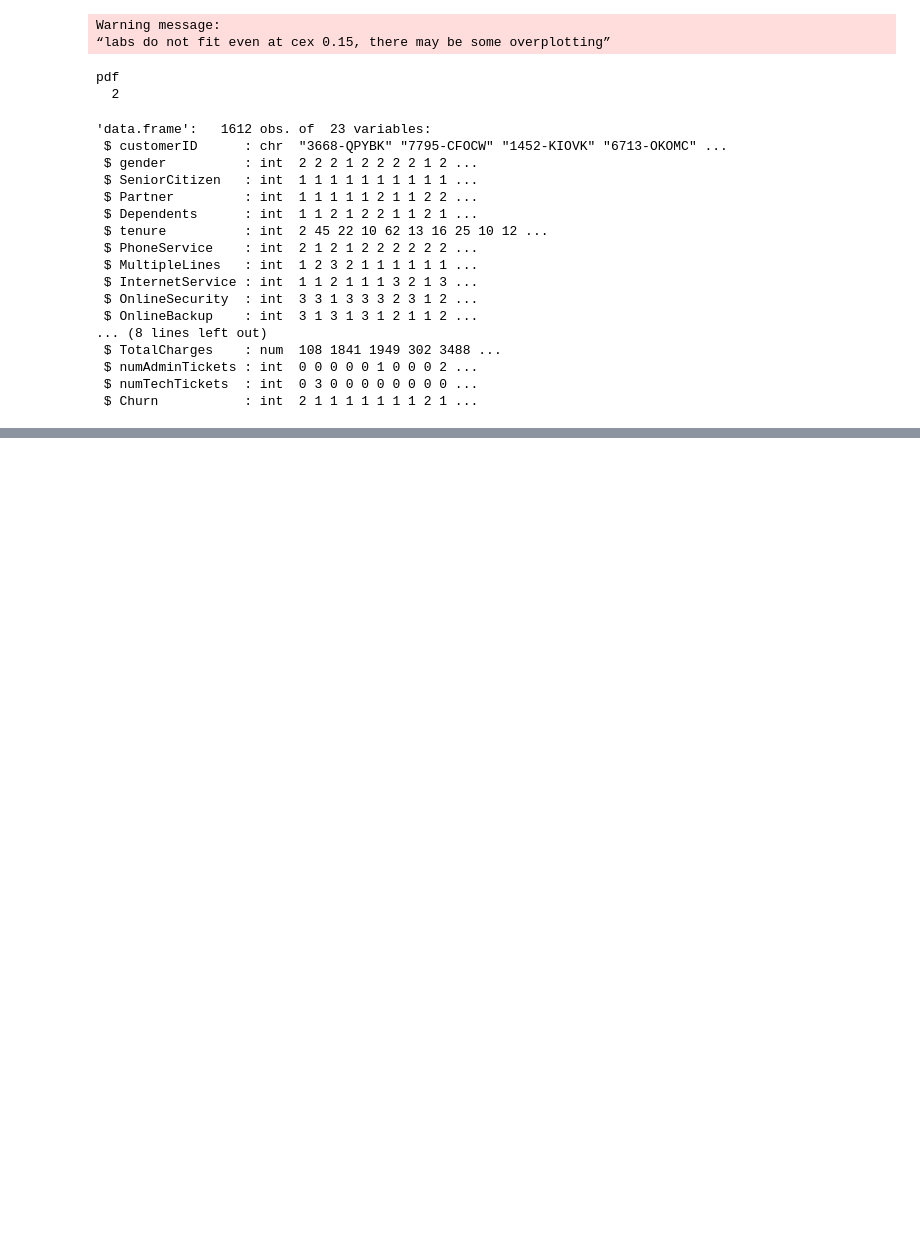
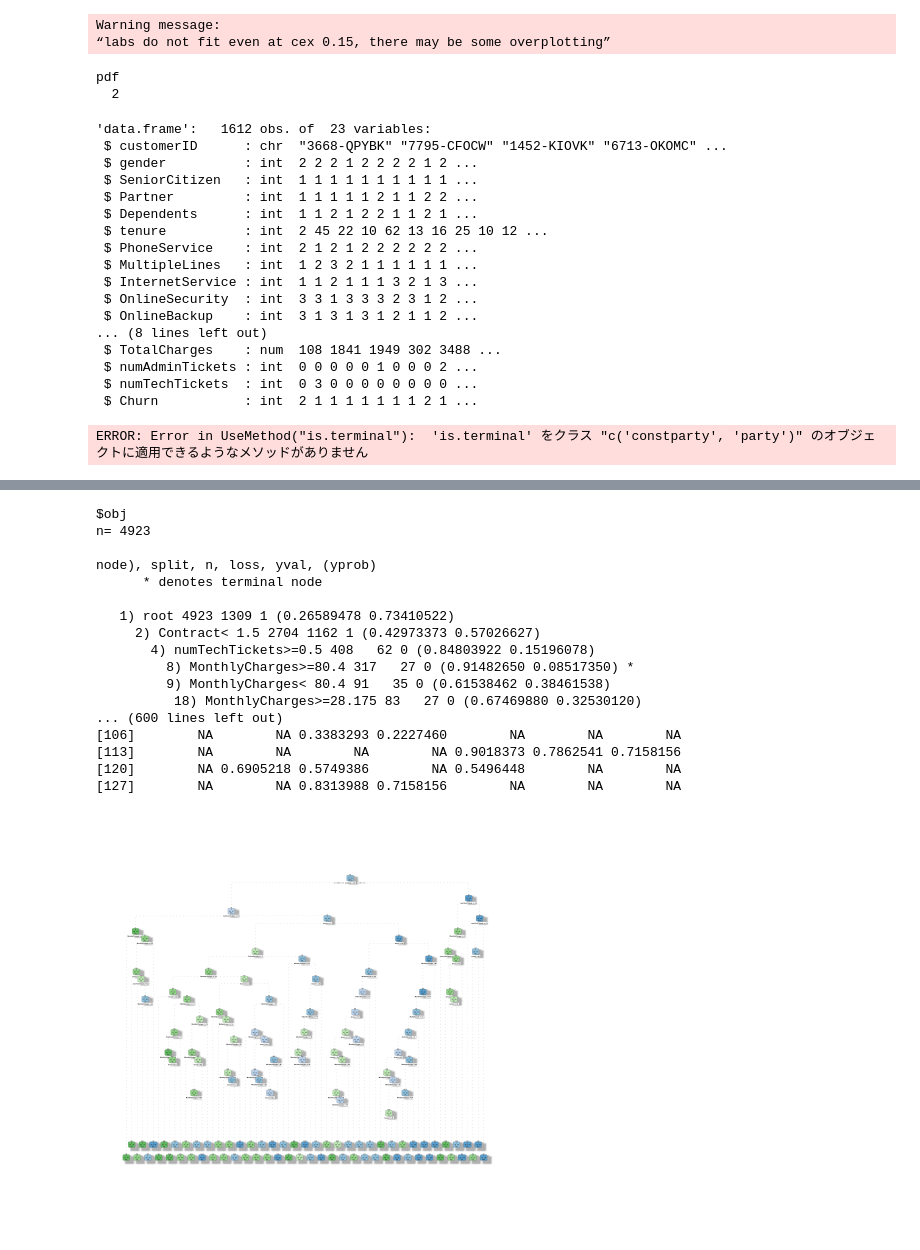
Before and after one commit to Sachin-Bhat/MH3511-Telco-Churn-Rate, a Jupyter notebook: jayden.ipynb, the cells around one changed output, grey strips where cells are left out. Cells and saved outputs as stored; diff of their text form; code cells hidden in the pictures; blank space fills up the shorter version.

```diff
--- a/jayden.ipynb
+++ b/jayden.ipynb
@@ -380,3 +399,46 @@ str(high_risk_customers_info)
  $ numAdminTickets : int  0 0 0 0 0 1 0 0 0 2 ...
  $ numTechTickets  : int  0 3 0 0 0 0 0 0 0 0 ...
  $ Churn           : int  2 1 1 1 1 1 1 1 2 1 ...
+# %%
+library(partykit)
+
+# Convert the rpart model to a party model
+party_model <- as.party(model)
+
+# Function to extract rules from a party tree
+extract_rules <- function(tree) {
+  path_list <- list()
+
+  traverse_tree <- function(node, path) {
+    if (partykit::is.terminal(node)) {
+      path_list[[length(path_list) + 1]] <<- path
+    } else {
+      for (i in 1:length(node)) {
+        child <- node[[i]]
+        child_path <- c(path, child$split$description)
+        traverse_tree(child, child_path)
+      }
+    }
+  }
+
+  traverse_tree(tree, character(0))
+  return(path_list)
+}
+
+# Extract rules from the decision tree model
+rules <- extract_rules(party_model)
+
+# Print the rules
+cat("Rules:\n")
+for (i in seq_along(rules)) {
+  cat(i, ": ", paste(rules[[i]], collapse = " & "), "\n", sep = "")
+}
+# %% [output]
+ERROR: Error in UseMethod("is.terminal"):  'is.terminal' をクラス "c('constparty', 'party')" のオブジェクトに適用できるようなメソッドがありません
+# %%
+library(rattle)
+
+# Print the decision tree rules
+rules <- fancyRpartPlot(model, sub = "", caption = NULL)
+print(rules)
+# %% [output]
@@ -382,0 +447,18 @@ str(high_risk_customers_info)
+$obj
+n= 4923
+
+node), split, n, loss, yval, (yprob)
+      * denotes terminal node
+
+   1) root 4923 1309 1 (0.26589478 0.73410522)
+     2) Contract< 1.5 2704 1162 1 (0.42973373 0.57026627)
+       4) numTechTickets>=0.5 408   62 0 (0.84803922 0.15196078)
+         8) MonthlyCharges>=80.4 317   27 0 (0.91482650 0.08517350) *
+         9) MonthlyCharges< 80.4 91   35 0 (0.61538462 0.38461538)
+          18) MonthlyCharges>=28.175 83   27 0 (0.67469880 0.32530120)
+... (600 lines left out)
+[106]        NA        NA 0.3383293 0.2227460        NA        NA        NA
+[113]        NA        NA        NA        NA 0.9018373 0.7862541 0.7158156
+[120]        NA 0.6905218 0.5749386        NA 0.5496448        NA        NA
+[127]        NA        NA 0.8313988 0.7158156        NA        NA        NA
+[figure, added]
```
Also changed, not shown: parts of 3 cells of this notebook.
